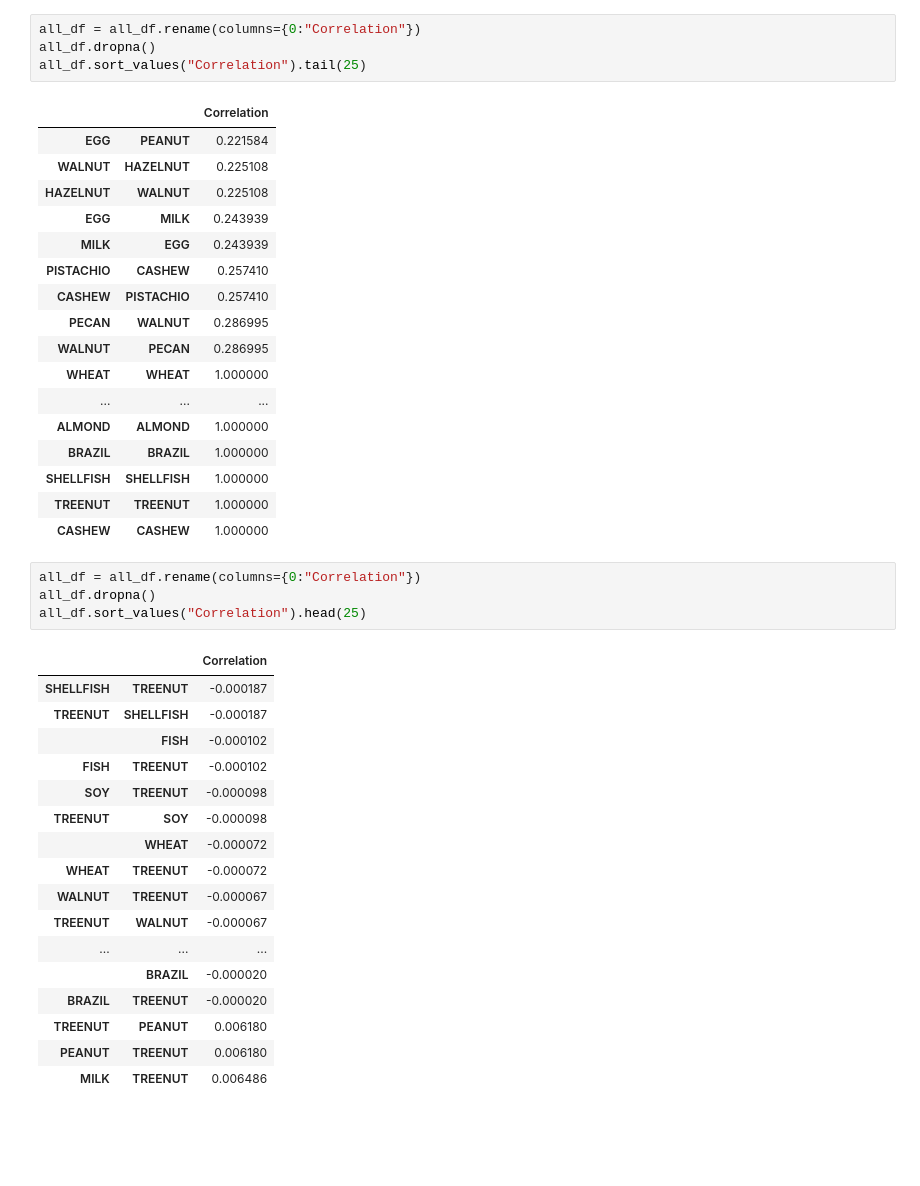
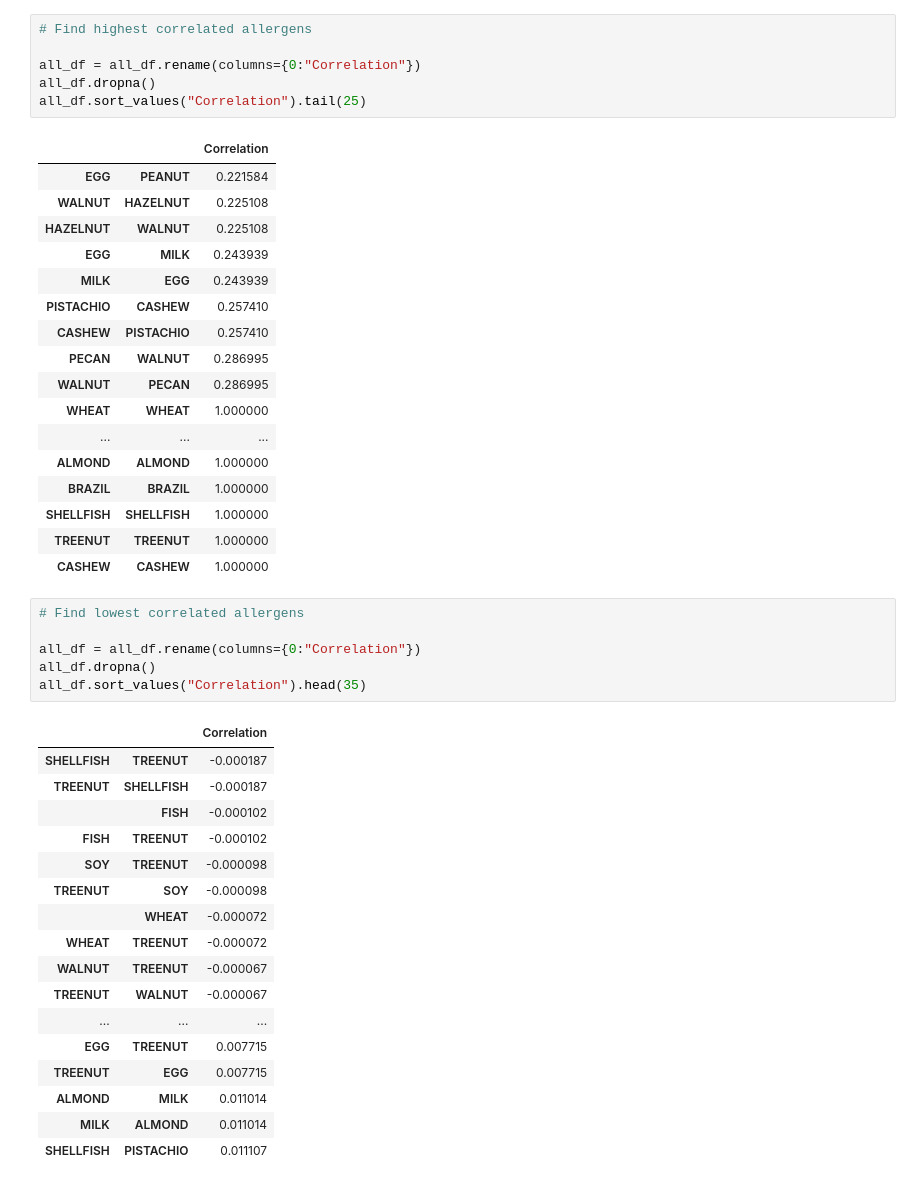
Before and after one commit to leahkrause/project_1, a Jupyter notebook: Allergy_Leah.ipynb, the cells around one changed output. Saved outputs shown, nothing was run; the diff lists cells and outputs as text; blank space fills up the shorter version.

```diff
--- a/Allergy_Fish.ipynb
+++ b/Allergy_Leah.ipynb
@@ -413,4 +420,6 @@ PearsonRResult(statistic=0.08696899101119528, pvalue=0.0)
 # %%
+# Find highest correlated allergens
+
 all_df = all_df.rename(columns={0:"Correlation"})
 all_df.dropna()
 all_df.sort_values("Correlation").tail(25)
@@ -433,26 +442,28 @@ all_df.sort_values("Correlation").tail(25)
 | TREENUT | TREENUT | 1.000000 |
 | CASHEW | CASHEW | 1.000000 |
 # %%
+# Find lowest correlated allergens
+
 all_df = all_df.rename(columns={0:"Correlation"})
 all_df.dropna()
-all_df.sort_values("Correlation").head(25)
+all_df.sort_values("Correlation").head(35)
 # %% [output]
 |  |  | Correlation |
 | SHELLFISH | TREENUT | -0.000187 |
 | TREENUT | SHELLFISH | -0.000187 |
 |  | FISH | -0.000102 |
 | FISH | TREENUT | -0.000102 |
 | SOY | TREENUT | -0.000098 |
 | TREENUT | SOY | -0.000098 |
 |  | WHEAT | -0.000072 |
 | WHEAT | TREENUT | -0.000072 |
 | WALNUT | TREENUT | -0.000067 |
 | TREENUT | WALNUT | -0.000067 |
 | ... | ... | ... |
-|  | BRAZIL | -0.000020 |
-| BRAZIL | TREENUT | -0.000020 |
-| TREENUT | PEANUT | 0.006180 |
-| PEANUT | TREENUT | 0.006180 |
-| MILK | TREENUT | 0.006486 |
+| EGG | TREENUT | 0.007715 |
+| TREENUT | EGG | 0.007715 |
+| ALMOND | MILK | 0.011014 |
+| MILK | ALMOND | 0.011014 |
+| SHELLFISH | PISTACHIO | 0.011107 |
 # %%
 # Graph for the most correlated
```
Also changed, not shown: parts of 35 cells of this notebook.
